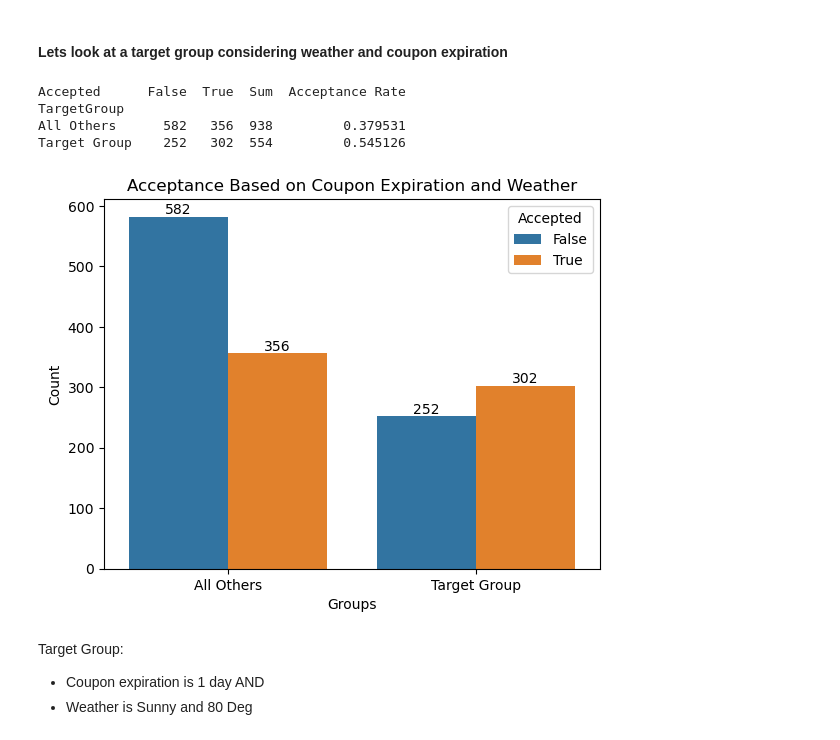
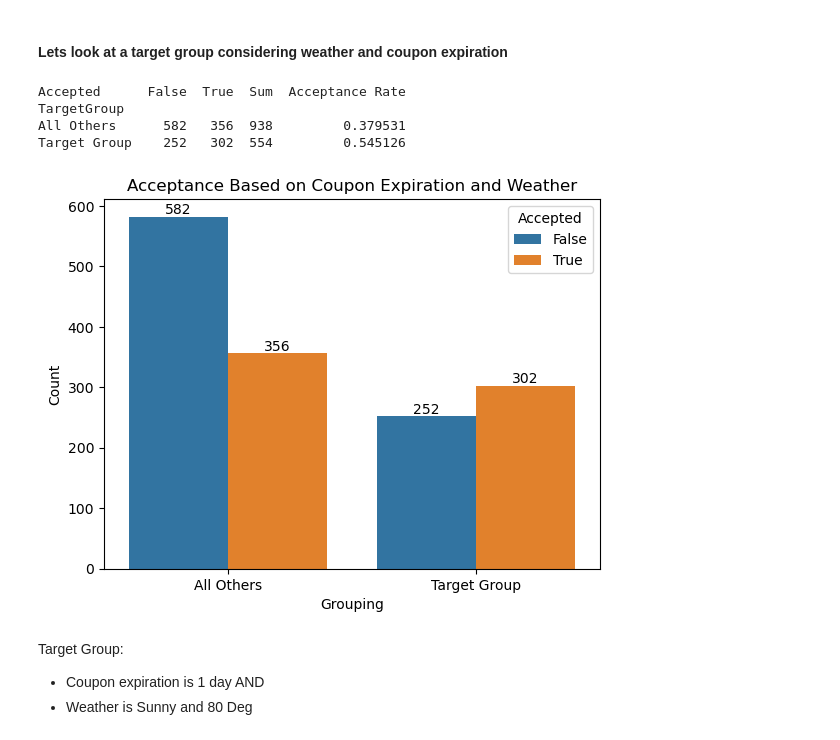
Before and after one commit to ngratzi/coupon_analysis, a Jupyter notebook: analysis.ipynb, the cells around one changed output. Cells and saved outputs as stored; diff of their text form; code cells hidden in the pictures.

```diff
--- a/analysis.ipynb
+++ b/analysis.ipynb
@@ -1790,35 +1790,35 @@ def targetGroup(weather, expiration, temperature):
         weather in ['Sunny'] and
 
         temperature in [80]
     ):
 
         return 'Target Group'
 
     return 'All Others'
 
 df_res_20_50['TargetGroup'] = df_res_20_50[['weather', 'expiration', 'temperature']].apply(lambda x: targetGroup(*x), axis=1)
 
 ct = pd.crosstab(df_res_20_50['TargetGroup'], df_res_20_50['Accepted'])
 ct['Sum'] = ct[False] + ct[True]
 ct['Acceptance Rate'] = ct[True] / ct['Sum']
 
 print(ct.sort_values(by='Acceptance Rate'))
 
 
 fig = sns.countplot(df_res_20_50, x='TargetGroup', hue='Accepted')
 fig.bar_label(container=fig.containers[False])
 fig.bar_label(container=fig.containers[True])
 
 plt.title('Acceptance Based on Coupon Expiration and Weather')
-plt.xlabel('Groups')
+plt.xlabel('Grouping')
 plt.ylabel('Count')
 plt.savefig('images/res_group3.png')
 # %% [output]
 Accepted      False  True  Sum  Acceptance Rate
 TargetGroup
 All Others      582   356  938         0.379531
 Target Group    252   302  554         0.545126
-[figure, old version]
+[figure, new version]
 # %% [markdown]
 Target Group:
  - Coupon expiration is 1 day AND
```
Also changed, not shown: parts of 3 cells of this notebook, 5 other files.
